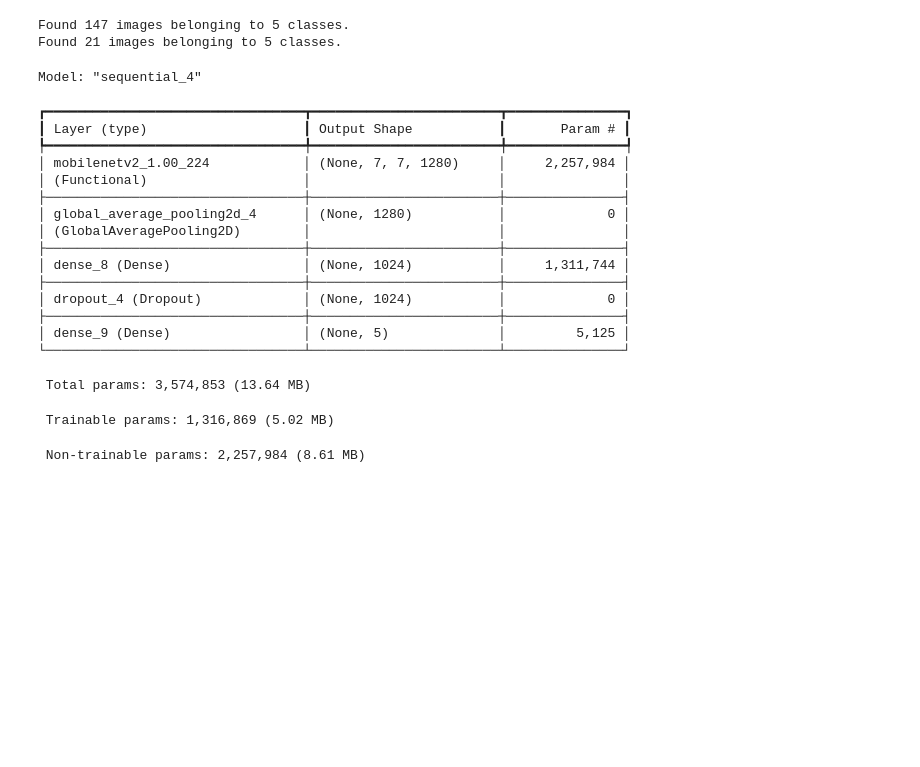
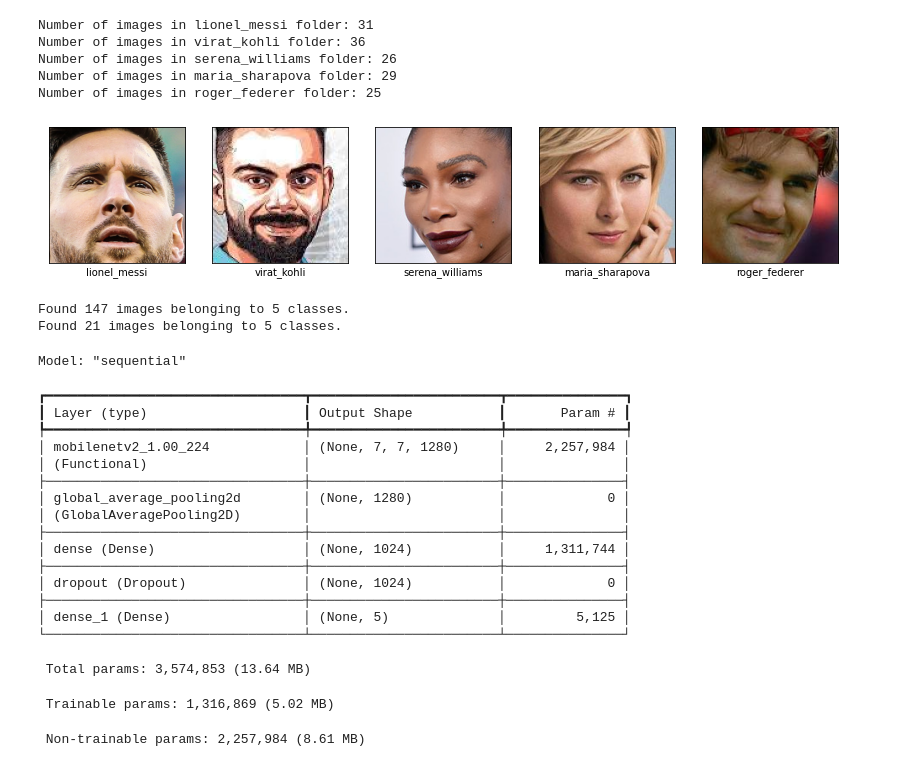
Before and after one commit to sahilgarg07/Facial-Recognition, a Jupyter notebook: Facial Recognition Model.ipynb, the cells around one changed output. Drawn from its saved outputs; the diff is of its cells as text; code cells hidden in the pictures; blank space fills up the shorter version.

```diff
--- a/Facial Recognition Model.ipynb
+++ b/Facial Recognition Model.ipynb
@@ -29,0 +29,34 @@ base_model.trainable = False
+# %%
+from tensorflow.keras.utils import load_img
+
+train_dir = '/home/sahil/Facial-Recognition/Train'
+validation_dir = '/home/sahil/Facial-Recognition/Validation'
+
+plt.figure(figsize = (20,5))
+x = 1
+
+#iterating over every expressin
+for expressions in os.listdir(train_dir):
+  expression = os.path.join(train_dir, expressions)
+  expression_dir = os.listdir(expression)
+  print(f"Number of images in {expressions} folder: {len(expression_dir)}")
+
+  ax = plt.subplot(1,7,x)
+  plt.imshow(load_img(f"{os.path.join(expression, np.random.choice(expression_dir))}"))
+  x+=1
+  plt.xlabel(expressions) # writing label for each expression
+
+  #turning x ans y tick marks off
+  ax.set_xticks([])
+  ax.set_yticks([])
+
+plt.subplots_adjust(hspace = 0.3)
+
+plt.show()
+# %% [output]
+Number of images in lionel_messi folder: 31
+Number of images in virat_kohli folder: 36
+Number of images in serena_williams folder: 26
+Number of images in maria_sharapova folder: 29
+Number of images in roger_federer folder: 25
+[figure, added]
@@ -70,21 +104,21 @@ model.compile(optimizer='adam', loss='categorical_crossentropy', metrics=['accur
 # Print model summary
 model.summary()
 # %% [output]
-Model: "sequential_4"
+Model: "sequential"
 ┏━━━━━━━━━━━━━━━━━━━━━━━━━━━━━━━━━┳━━━━━━━━━━━━━━━━━━━━━━━━┳━━━━━━━━━━━━━━━┓
 ┃ Layer (type)                    ┃ Output Shape           ┃       Param # ┃
 ┡━━━━━━━━━━━━━━━━━━━━━━━━━━━━━━━━━╇━━━━━━━━━━━━━━━━━━━━━━━━╇━━━━━━━━━━━━━━━┩
 │ mobilenetv2_1.00_224            │ (None, 7, 7, 1280)     │     2,257,984 │
 │ (Functional)                    │                        │               │
 ├─────────────────────────────────┼────────────────────────┼───────────────┤
-│ global_average_pooling2d_4      │ (None, 1280)           │             0 │
+│ global_average_pooling2d        │ (None, 1280)           │             0 │
 │ (GlobalAveragePooling2D)        │                        │               │
 ├─────────────────────────────────┼────────────────────────┼───────────────┤
-│ dense_8 (Dense)                 │ (None, 1024)           │     1,311,744 │
+│ dense (Dense)                   │ (None, 1024)           │     1,311,744 │
 ├─────────────────────────────────┼────────────────────────┼───────────────┤
-│ dropout_4 (Dropout)             │ (None, 1024)           │             0 │
+│ dropout (Dropout)               │ (None, 1024)           │             0 │
 ├─────────────────────────────────┼────────────────────────┼───────────────┤
-│ dense_9 (Dense)                 │ (None, 5)              │         5,125 │
+│ dense_1 (Dense)                 │ (None, 5)              │         5,125 │
 └─────────────────────────────────┴────────────────────────┴───────────────┘
  Total params: 3,574,853 (13.64 MB)
  Trainable params: 1,316,869 (5.02 MB)
```
Also changed, not shown: parts of 8 cells of this notebook, 2 other files.
